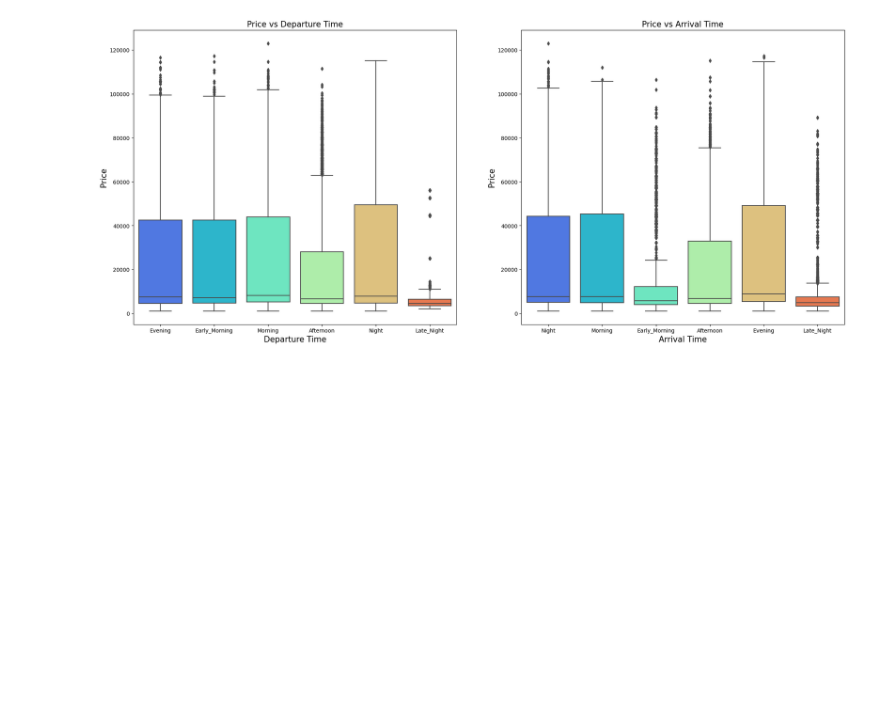
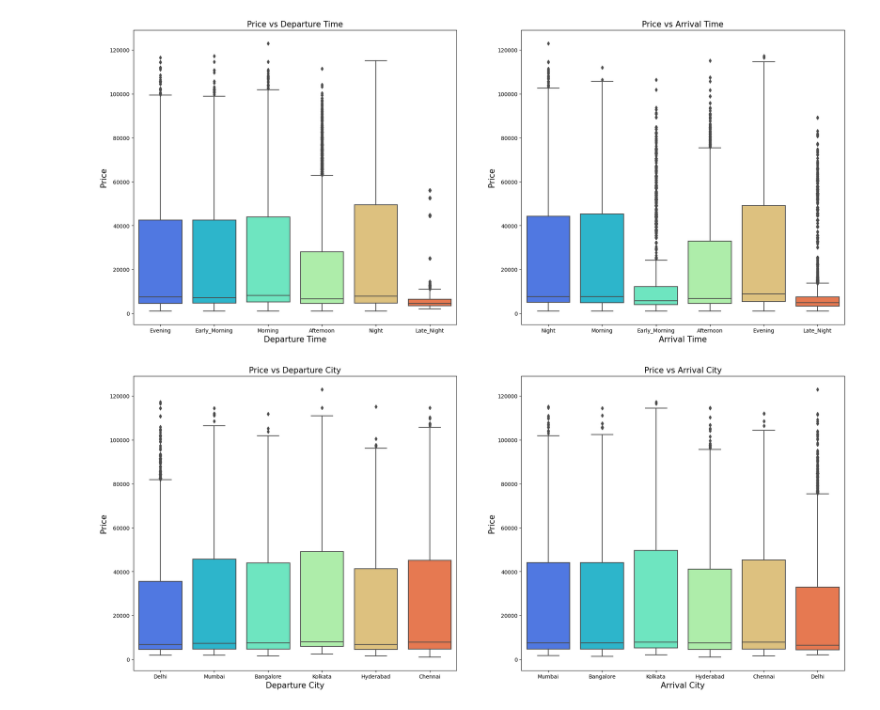
Before and after one commit to unclethien/Flight-Price-Prediction-Project, a Jupyter notebook: data analysis.ipynb, the cells around one changed output. Drawn from its saved outputs; the diff is of its cells as text; code cells hidden in the pictures; blank space fills up the shorter version.

```diff
--- a/data analysis.ipynb
+++ b/data analysis.ipynb
@@ -212,3 +212,19 @@ plt.ylabel('Price',fontsize=15)
 plt.show()
 # %% [output]
 [figure]
+# %%
+# price vary with different Departure city and Arrival city
+plt.figure(figsize=(24,10))
+plt.subplot(1,2,1)
+sns.boxplot(x='source_city',y='price',data=df, palette='rainbow')
+plt.title('Price vs Departure City',fontsize=15)
+plt.xlabel('Departure City',fontsize=15)
+plt.ylabel('Price',fontsize=15)
+plt.subplot(1,2,2)
+sns.boxplot(x='destination_city',y='price',data=df, palette='rainbow')
+plt.title('Price vs Arrival City',fontsize=15)
+plt.xlabel('Arrival City',fontsize=15)
+plt.ylabel('Price',fontsize=15)
+plt.show()
+# %% [output]
+[figure, added]
```
Also changed, not shown: parts of 1 cell of this notebook.
